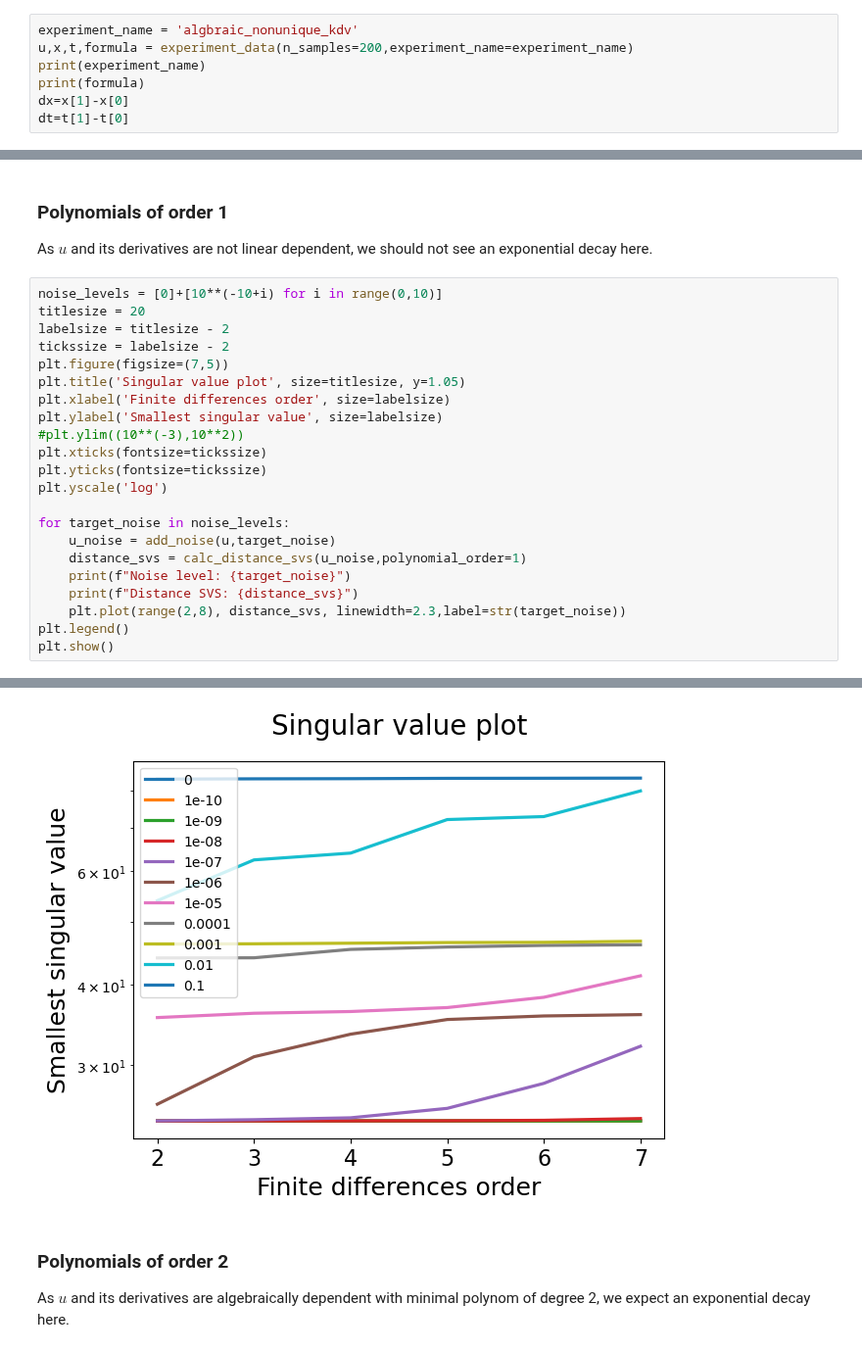
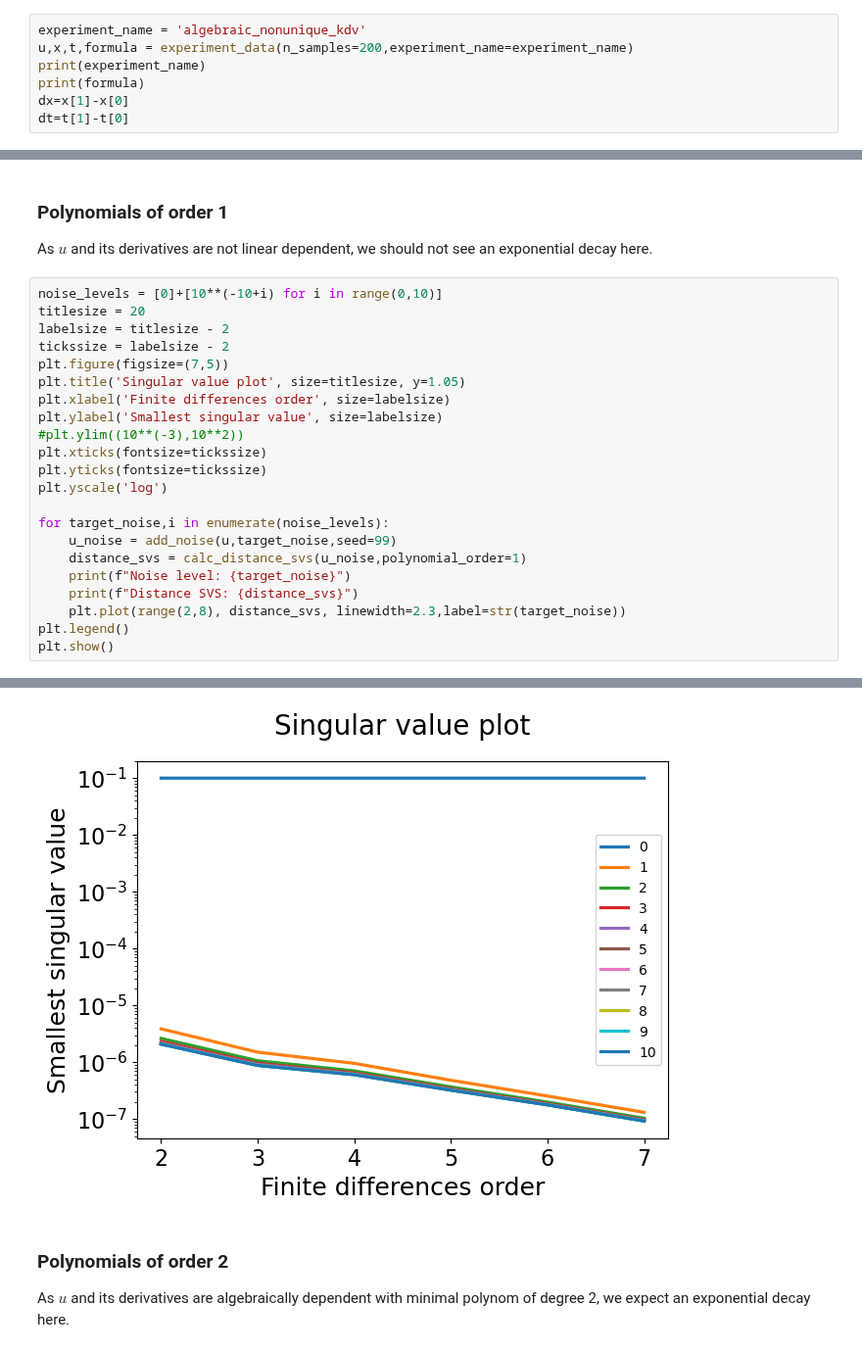
Before and after one commit to HillaryHauger/robust-identifiability-symbolic-recovery, a Jupyter notebook: My Experiments/Polynomial PDE KDV Noise.ipynb, the cells around one changed output, grey strips where cells are left out. Shown at 98% size. Saved outputs shown, nothing was run; the diff lists cells and outputs as text.

```diff
--- a/My Experiments/Polynomial PDE KDV Noise.ipynb
+++ b/My Experiments/Polynomial PDE KDV Noise.ipynb
@@ -30,7 +23,7 @@ from test_data import add_noise,experiment_data
 # Solution of KDV: $u(t,x)=\frac{c}{2}\cosh(\frac{\sqrt{c}}{2}(x-ct))^{-2}$
 We have here that $u$ solves the one-way wave equation $u_t = -c u_x$ and the KDV equation $u_t= 6uu_x-u_{xxx}$.
 # %%
-experiment_name = 'algbraic_nonunique_kdv'
+experiment_name = 'algebraic_nonunique_kdv'
 u,x,t,formula = experiment_data(n_samples=200,experiment_name=experiment_name)
 print(experiment_name)
 print(formula)
@@ -114,8 +107,8 @@ plt.xticks(fontsize=tickssize)
 plt.yticks(fontsize=tickssize)
 plt.yscale('log')
 
-for target_noise in noise_levels:
-    u_noise = add_noise(u,target_noise)
+for target_noise,i in enumerate(noise_levels):
+    u_noise = add_noise(u,target_noise,seed=99)
     distance_svs = calc_distance_svs(u_noise,polynomial_order=1)
     print(f"Noise level: {target_noise}")
     print(f"Distance SVS: {distance_svs}")
@@ -143,4 +136,4 @@ Distance SVS: [83.44961669465997, 83.5417114146071, 83.58748932036478, 83.686869
-[figure, old version]
+[figure, new version]
 # %% [markdown]
 ### Polynomials of order 2
 As $u$ and its derivatives are algebraically dependent with minimal polynom of degree 2, we expect an exponential decay here.
```
Also changed, not shown: parts of 7 cells of this notebook, 10 other files.
